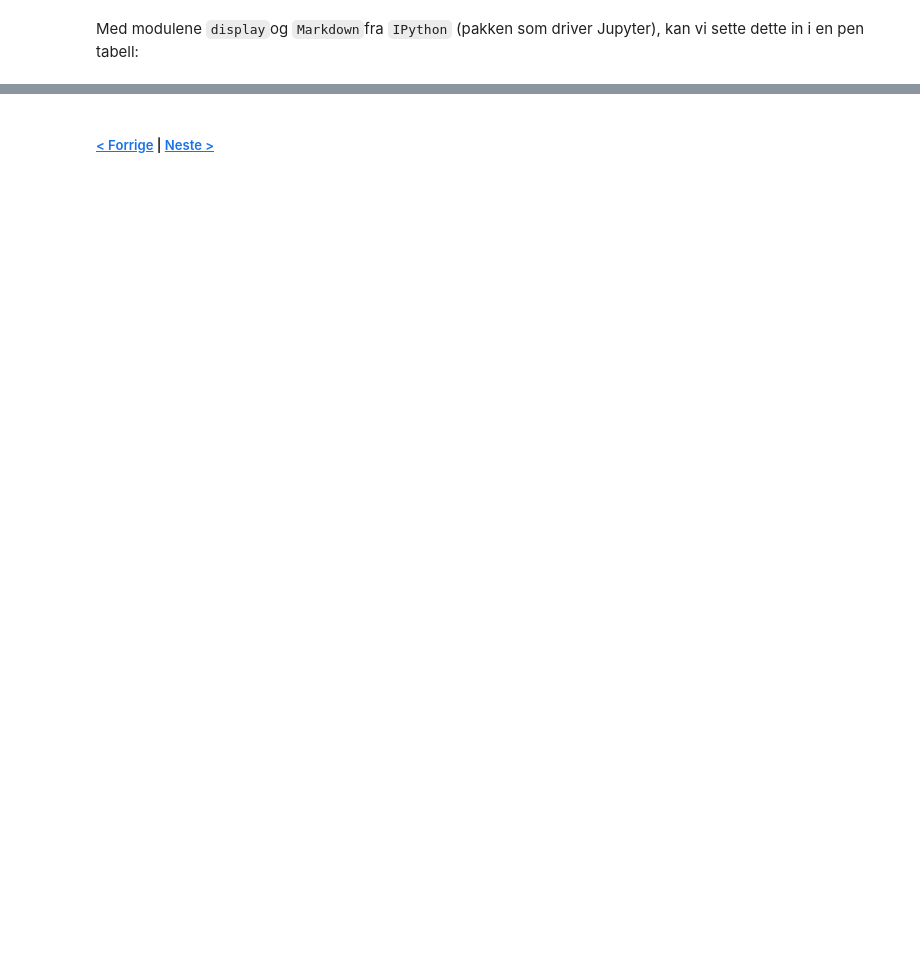
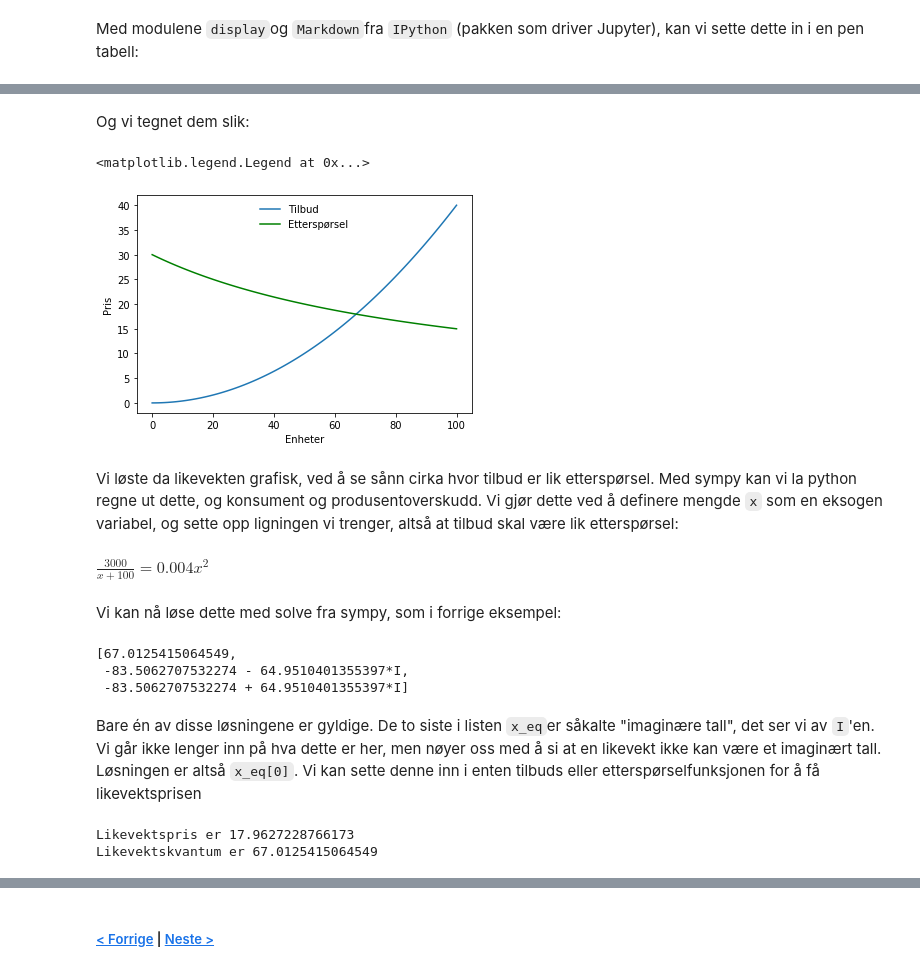
Before and after one commit to uit-sok-1003-h21/notebooks, a Jupyter notebook: 5 - sympy.ipynb, the cells around one changed output, grey strips where cells are left out. Cells and saved outputs as stored; diff of their text form; code cells hidden in the pictures; blank space fills up the shorter version.

```diff
--- a/5 - sympy.ipynb
+++ b/5 - sympy.ipynb
@@ -131,0 +172,58 @@ Text(0, 0.5, 'Profitt')
+# %%
+def supply(x):
+    return (x**2)*(1/250)
+
+def demand(x):
+    return 3000/(100+x)
+# %% [markdown]
+Og vi tegnet dem slik:
+# %%
+#drawing 100 points in the interval 0.0 to 100
+q = np.linspace(1,100,100)
+
+#creating the plot
+q = np.linspace(0,100,100)
+fig,ax=plt.subplots()
+ax.set_ylabel('Pris')
+ax.set_xlabel('Enheter')
+
+
+#drawing supply
+ax.plot(q,supply(q),label='Tilbud')
+
+#drawing demand
+ax.plot(q,demand(q),color='green',label='Etterspørsel')
+
+#adding legend:
+ax.legend(loc='upper center',frameon=False)
+# %% [output]
+<matplotlib.legend.Legend at 0x...>
+[figure, added]
+# %% [markdown]
+Vi løste da likevekten grafisk, ved å se sånn cirka hvor tilbud er lik etterspørsel. Med sympy kan vi la python regne ut dette, og konsument og produsentoverskudd. Vi gjør dette ved å definere mengde `x` som en eksogen variabel, og sette opp ligningen vi trenger, altså at tilbud skal være lik etterspørsel:
+# %%
+x=sp.symbols('x')
+eq_cond=sp.Eq(demand(x),supply(x))
+eq_cond
+# %% [output]
+$\displaystyle \frac{3000}{x + 100} = 0.004 x^{2}$
+# %% [markdown]
+Vi kan nå løse dette med solve fra sympy, som i forrige eksempel:
+# %%
+x_eq=solve(eq_cond,x)
+x_eq
+# %% [output]
+[67.0125415064549,
+ -83.5062707532274 - 64.9510401355397*I,
+ -83.5062707532274 + 64.9510401355397*I]
+# %% [markdown]
+Bare én av disse løsningene er gyldige. De to siste i listen `x_eq`er såkalte "imaginære tall", det ser vi av `I`'en. Vi går ikke lenger inn på hva dette er her, men nøyer oss med å si at en likevekt ikke kan være et imaginært tall. Løsningen er altså `x_eq[0]`. Vi kan sette denne inn i enten tilbuds eller etterspørselfunksjonen for å få likevektsprisen
+# %%
+p_eq=demand(x_eq[0])
+print(f"""
+Likevektspris er {p_eq}
+Likevektskvantum er {x_eq[0]}
+""")
+# %% [output]
+Likevektspris er 17.9627228766173
+Likevektskvantum er 67.0125415064549
```
Also changed, not shown: parts of 46 cells of this notebook, 3 other files.
